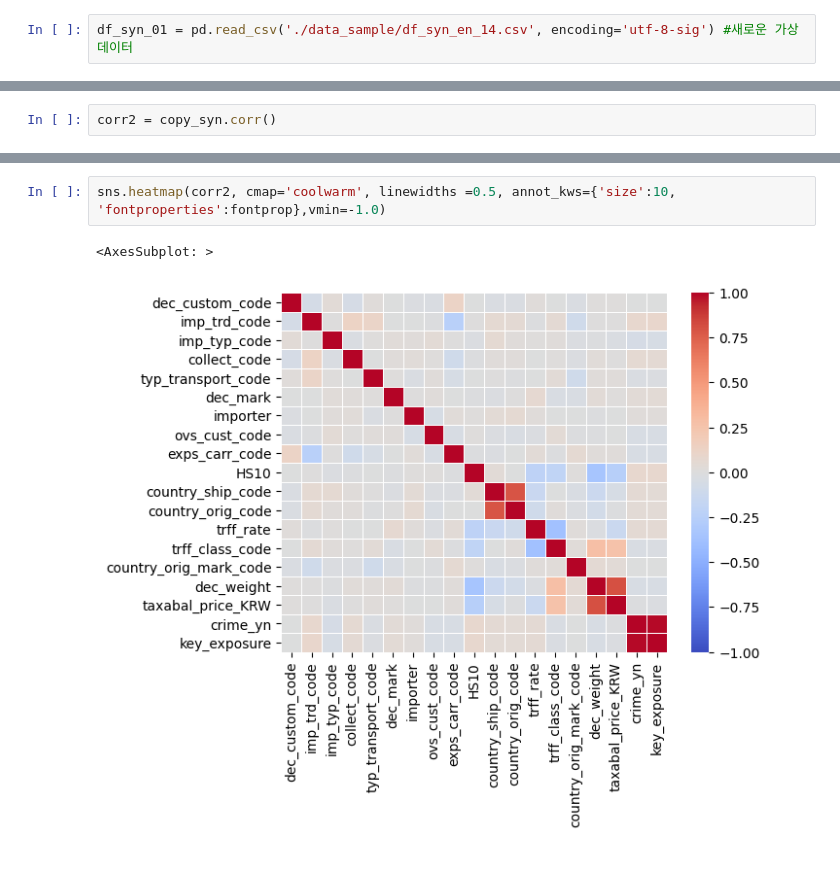
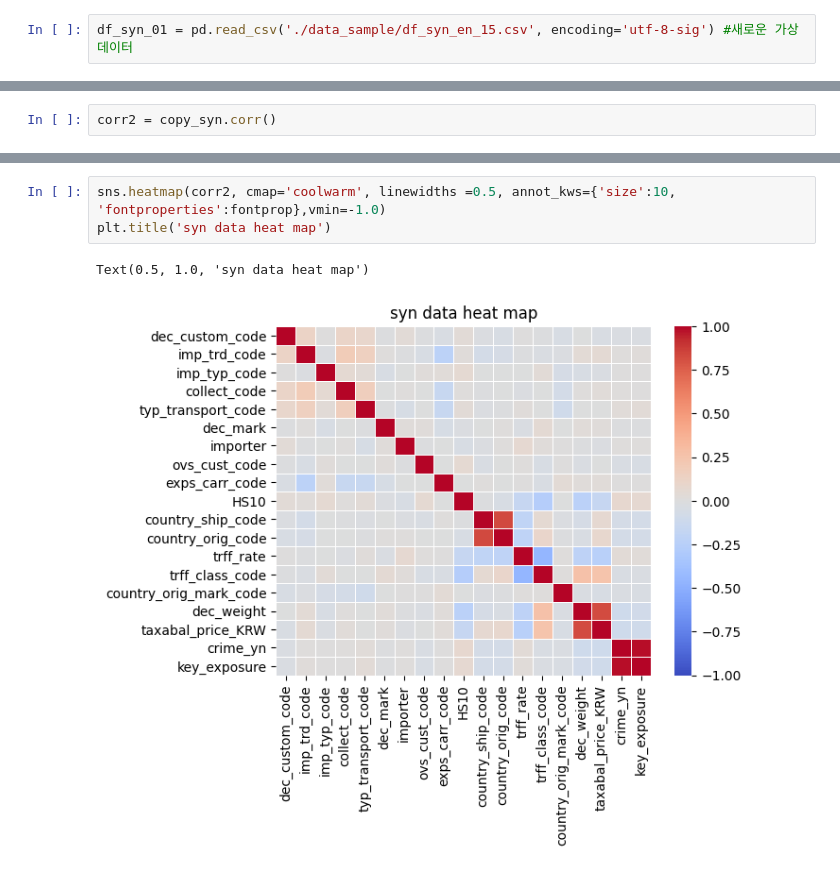
Before and after one commit to CTGAN-syntheticdata-generation/selection-of-criminals_with_syndata, a Jupyter notebook: CTGAN_syndata_generaton/[colab] 2. Review generated data similarity(Heatmap).ipynb, the cells around one changed output, grey strips where cells are left out. Cells and saved outputs as stored; diff of their text form.

```diff
--- a/CTGAN_syndata_generaton/[colab] 2. Review generated data similarity(Heatmap).ipynb
+++ b/CTGAN_syndata_generaton/[colab] 2. Review generated data similarity(Heatmap).ipynb
@@ -70,7 +69,7 @@ ready to run
 # %% [markdown]
 - 지정된 경로에서 원본 데이터와 합성데이터를 불러와서 copy를 실행합니다.
 # %%
-df_syn_01 = pd.read_csv('./data_sample/df_syn_en_14.csv', encoding='utf-8-sig') #새로운 가상데이터
+df_syn_01 = pd.read_csv('./data_sample/df_syn_en_15.csv', encoding='utf-8-sig') #새로운 가상데이터
 # %%
 df_syn_base = pd.read_csv('df_syn_en.csv', encoding='utf-8-sig') #기존 가상데이터
 # %%
@@ -182,5 +188,6 @@ sns.heatmap(corr, cmap='coolwarm', linewidths =0.5, annot_kws={'size':10, 'fontp
 # %%
 sns.heatmap(corr2, cmap='coolwarm', linewidths =0.5, annot_kws={'size':10, 'fontproperties':fontprop},vmin=-1.0)
+plt.title('syn data heat map')
 # %% [output]
-<AxesSubplot: >
+Text(0.5, 1.0, 'syn data heat map')
-[figure, old version]
+[figure, new version]
```
Also changed, not shown: parts of 14 cells of this notebook, 3 other files.
